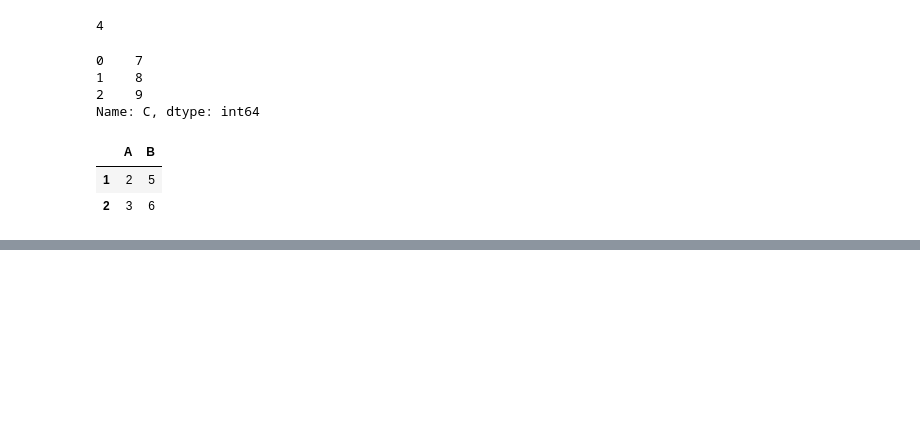
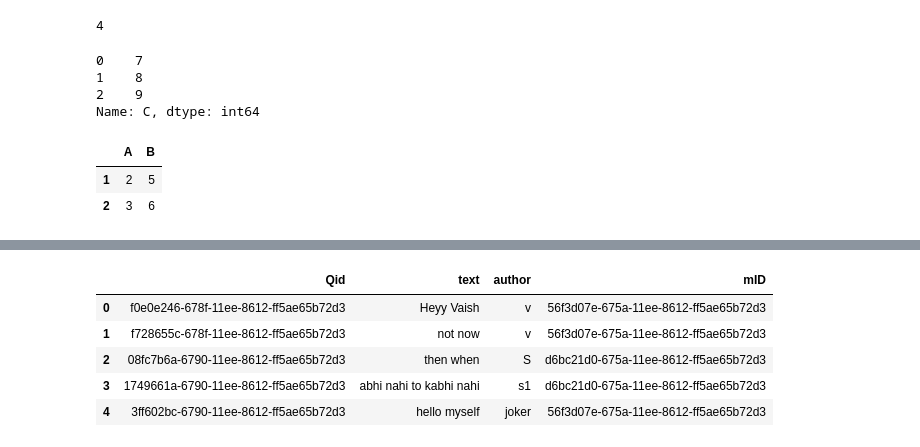
Before and after one commit to priteshkhilari/AwesomeQuotes, a Jupyter notebook: Untitled.ipynb, the cells around one changed output, grey strips where cells are left out. Cells and saved outputs as stored; diff of their text form; code cells hidden in the pictures; blank space fills up the shorter version.

```diff
--- a/Untitled.ipynb
+++ b/Untitled.ipynb
@@ -183,0 +264,11 @@ subset
+# %%
+quotes_df = pd.read_csv("./quotes.csv",index_col=0)
+# %%
+quotes_df
+# %% [output]
+|  | Qid | text | author | mID |
+| 0 | f0e0e246-678f-11ee-8612-ff5ae65b72d3 | Heyy Vaish | v | 56f3d07e-675a-11ee-8612-ff5ae65b72d3 |
+| 1 | f728655c-678f-11ee-8612-ff5ae65b72d3 | not now | v | 56f3d07e-675a-11ee-8612-ff5ae65b72d3 |
+| 2 | 08fc7b6a-6790-11ee-8612-ff5ae65b72d3 | then when | S | d6bc21d0-675a-11ee-8612-ff5ae65b72d3 |
+| 3 | 1749661a-6790-11ee-8612-ff5ae65b72d3 | abhi nahi to kabhi nahi | s1 | d6bc21d0-675a-11ee-8612-ff5ae65b72d3 |
+| 4 | 3ff602bc-6790-11ee-8612-ff5ae65b72d3 | hello myself | joker | 56f3d07e-675a-11ee-8612-ff5ae65b72d3 |
```
Also changed, not shown: parts of 35 cells of this notebook, 7 other files.
